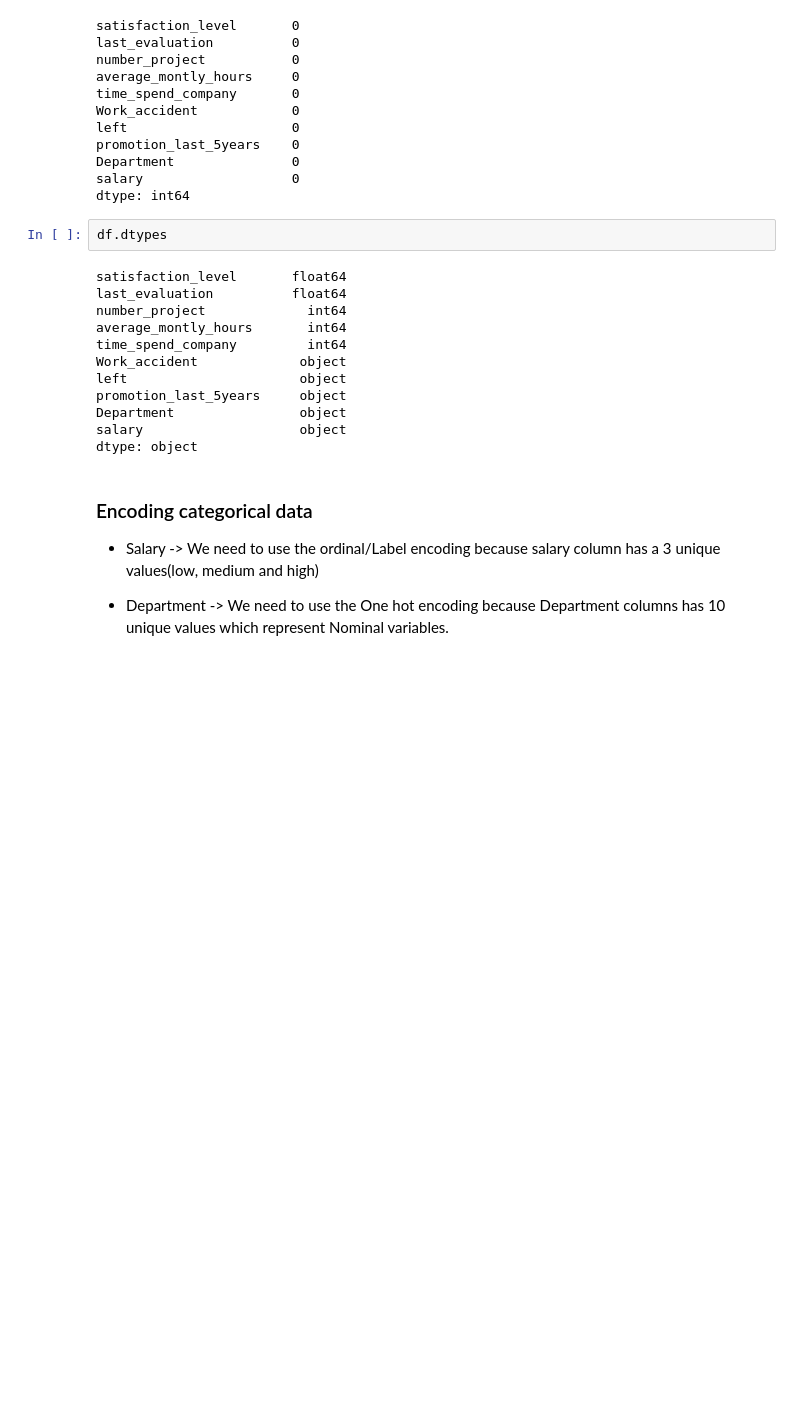
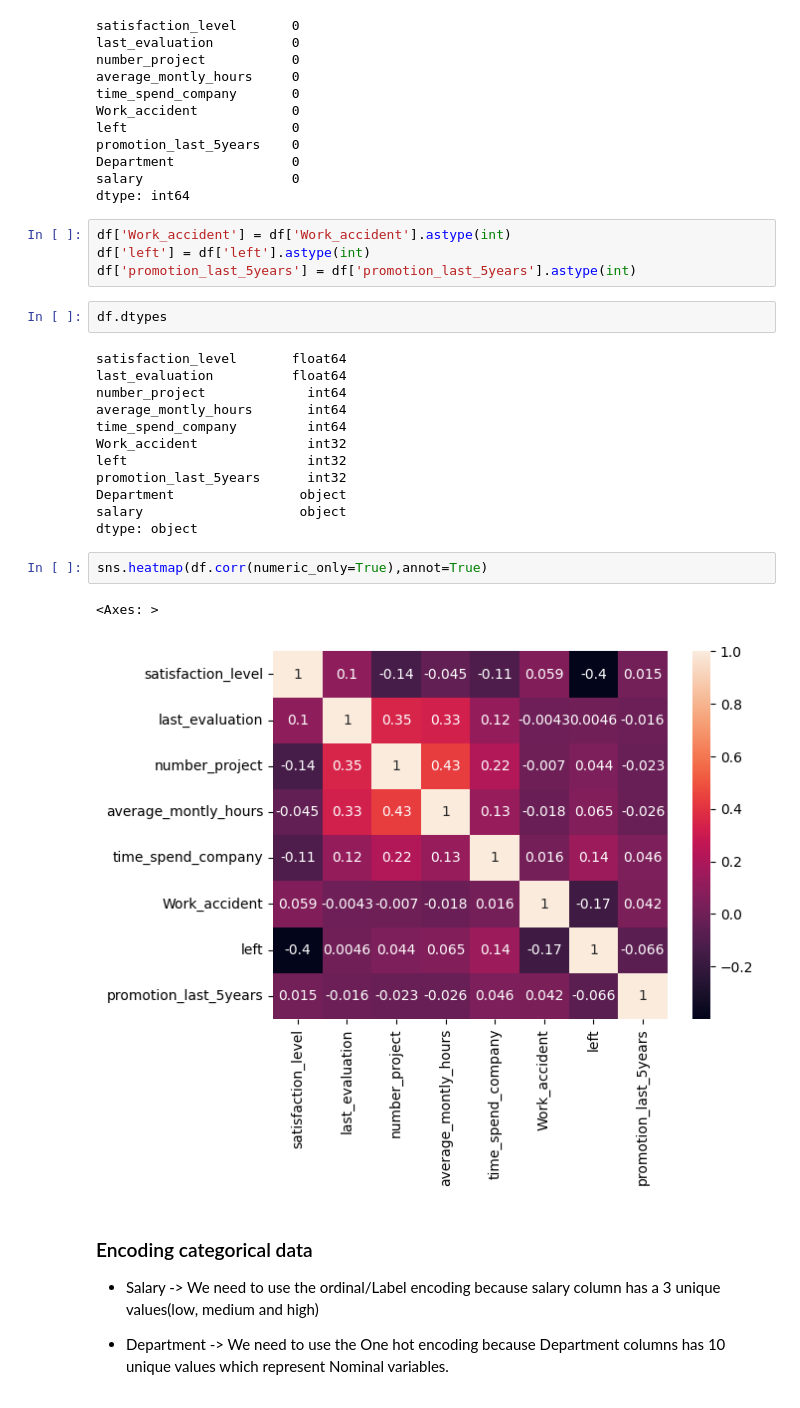
Before and after one commit to ashmi721/Data_Science_Project, a Jupyter notebook: Hr-employee_retention.ipynb, the cells around one changed output. Saved outputs shown, nothing was run; the diff lists cells and outputs as text; blank space fills up the shorter version.

```diff
--- a/Hr-employee_retention.ipynb
+++ b/Hr-employee_retention.ipynb
@@ -204,6 +227,10 @@ promotion_last_5years    0
 Department               0
 salary                   0
 dtype: int64
+# %%
+df['Work_accident'] = df['Work_accident'].astype(int)
+df['left'] = df['left'].astype(int)
+df['promotion_last_5years'] = df['promotion_last_5years'].astype(int)
 # %%
 df.dtypes
 # %% [output]
@@ -212,12 +239,17 @@ last_evaluation          float64
 number_project             int64
 average_montly_hours       int64
 time_spend_company         int64
-Work_accident             object
-left                      object
-promotion_last_5years     object
+Work_accident              int32
+left                       int32
+promotion_last_5years      int32
 Department                object
 salary                    object
 dtype: object
+# %%
+sns.heatmap(df.corr(numeric_only=True),annot=True)
+# %% [output]
+<Axes: >
+[figure, added]
 # %% [markdown]
 ### Encoding categorical data
  * Salary -> We need to use the ordinal/Label encoding  because salary column has a 3 unique values(low, medium and high)
```
Also changed, not shown: parts of 9 cells of this notebook.
